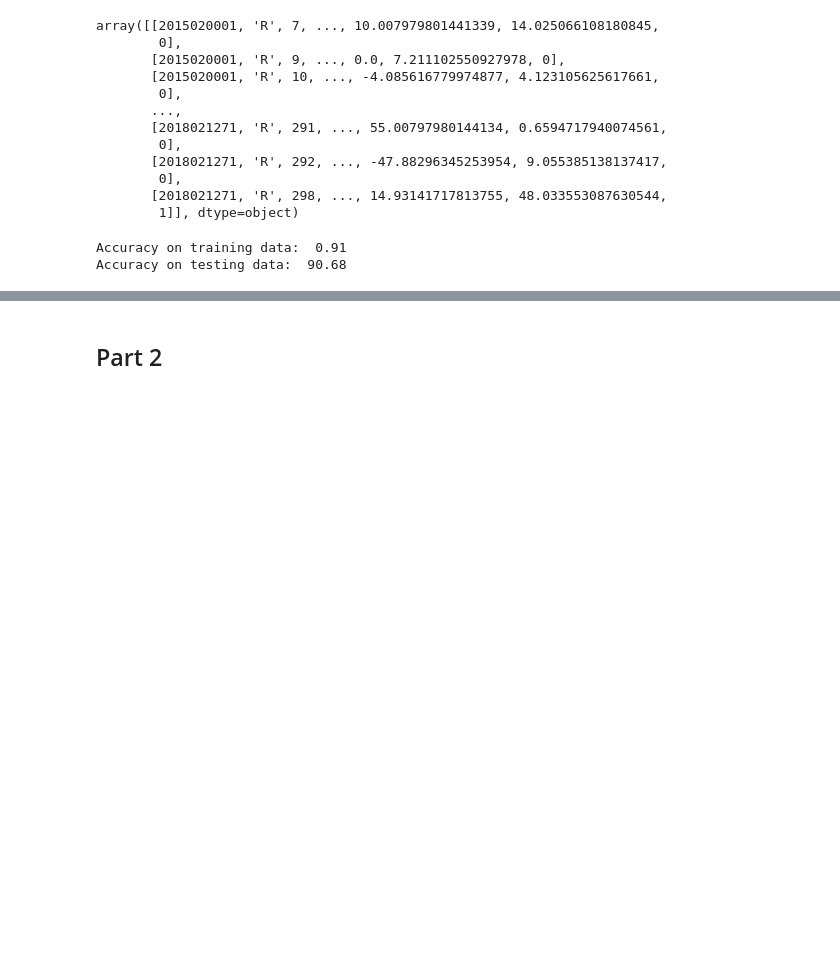
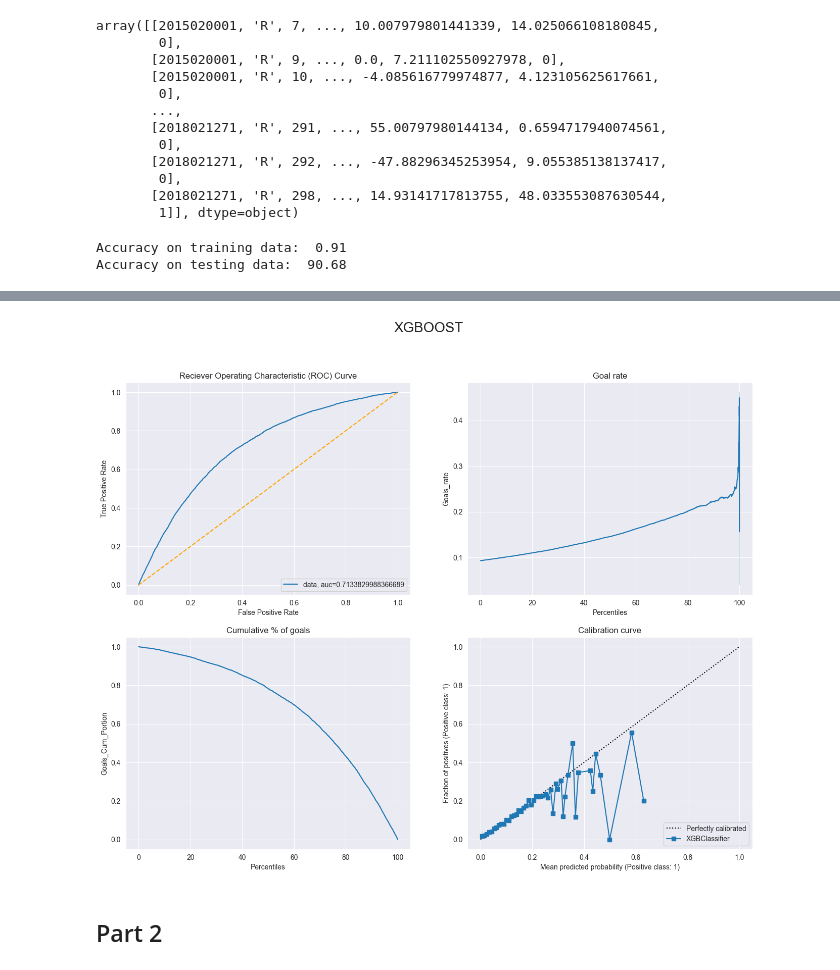
Before and after one commit to nassimwalha/IFT-6758, a Jupyter notebook: notebooks/Advanced Models.ipynb, the cells around one changed output, grey strips where cells are left out. Saved outputs shown, nothing was run; the diff lists cells and outputs as text; code cells hidden in the pictures; blank space fills up the shorter version.

```diff
--- a/notebooks/Advanced Models.ipynb
+++ b/notebooks/Advanced Models.ipynb
@@ -152,3 +219,7 @@ Accuracy on testing data:  90.68
+# %%
+fig
+# %% [output]
+[figure, added]
 # %% [markdown]
 ## Part 2
 # %%
```
Also changed, not shown: parts of 3 cells of this notebook.
